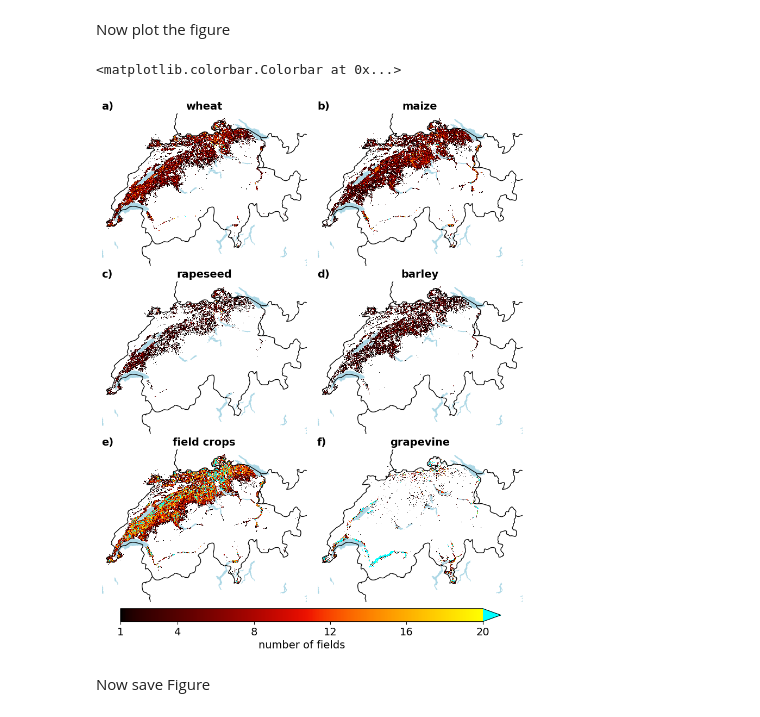
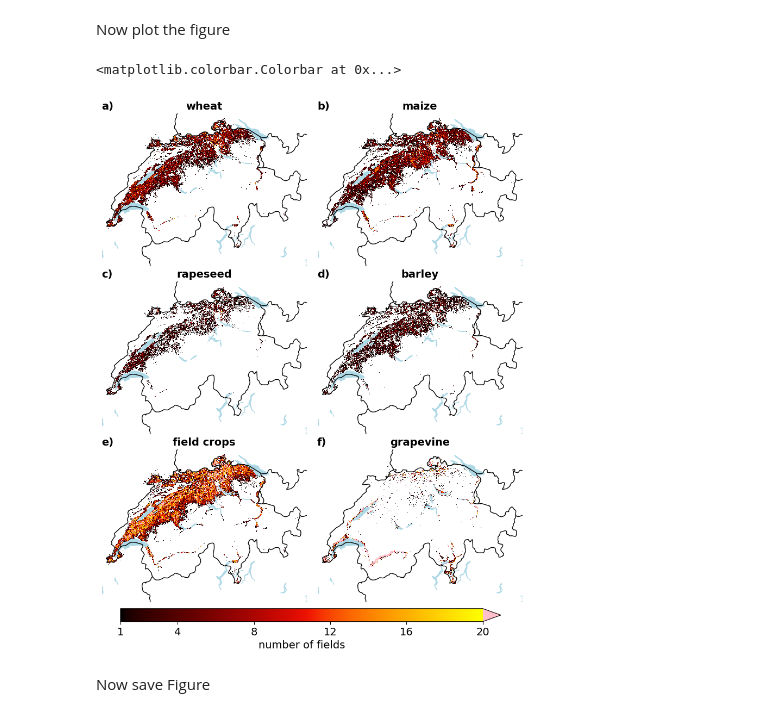
Before and after one commit to CLIMADA-project/climada_papers, a Jupyter notebook: 202403_crop_hail_damage_footprint/plot_cropland_number_density_maps_Figure_A1.ipynb, the cells around one changed output. Drawn from its saved outputs; the diff is of its cells as text; code cells hidden in the pictures.

```diff
--- a/202403_crop_hail_damage_footprint/plot_cropland_number_density_maps_Figure_A1.ipynb
+++ b/202403_crop_hail_damage_footprint/plot_cropland_number_density_maps_Figure_A1.ipynb
@@ -44,7 +44,7 @@ labels=['a)','b)','c)','d)','e)','f)']
 
 #get colorcet colormap and set upper extension color
 cmap=cc.cm.CET_L4
-cmap.set_over('cyan')
+cmap.set_over('pink')
 
 #setup figure with 3 rows and 2 columns
 fig,axs,exts=plot_CH_map(nrows=3,ncols=2, figsize=(10,12),
@@ -54,34 +54,34 @@ fig,axs,exts=plot_CH_map(nrows=3,ncols=2, figsize=(10,12),
                             edgecolor='white')
 
 #make subplots tight
 plt.subplots_adjust(wspace=0.05, hspace=0.01)
 
 for i,ax in enumerate(axs):
     ax.text(0,1.02,labels[i], transform=ax.transAxes,fontweight='bold')
     #set title of subplot
     ax.text(0.5,1.02,en_names[croptypes[i]], ha='center', transform=ax.transAxes,fontweight='bold')
 
 # loop over croptypes and plot cropland number density
 for i,croptype in enumerate(croptypes):
 
 
     dat=damages_exposure_data[croptype]['n_fields_exp']
     dat=xr.where(dat>0,dat,np.nan)
 
     hs=xr.plot.pcolormesh(darray=dat,x='chx',y='chy',
                         ax=axs[i],add_colorbar=False,add_labels=False,
                         transform=ccrs.epsg(2056),
                         extend='max',
                         vmin=1,
                         vmax=20,
                         cmap=cmap)
 
 cbar_ax = fig.add_axes([0.16, 0.09, 0.7, 0.02])
 fig.colorbar(hs,cax=cbar_ax,ticks=[1,4,8,12,16,20],extend='max',label='number of fields', orientation = 'horizontal')
 #add_cb_in_plot(axs[2],hs,ticks=[1,8,15,22,30],label='# fields',extend='max')
 # %% [output]
 <matplotlib.colorbar.Colorbar at 0x...>
-[figure, old version]
+[figure, new version]
 # %% [markdown]
 Now save Figure
 # %%
```
Also changed, not shown: 2 other files.
